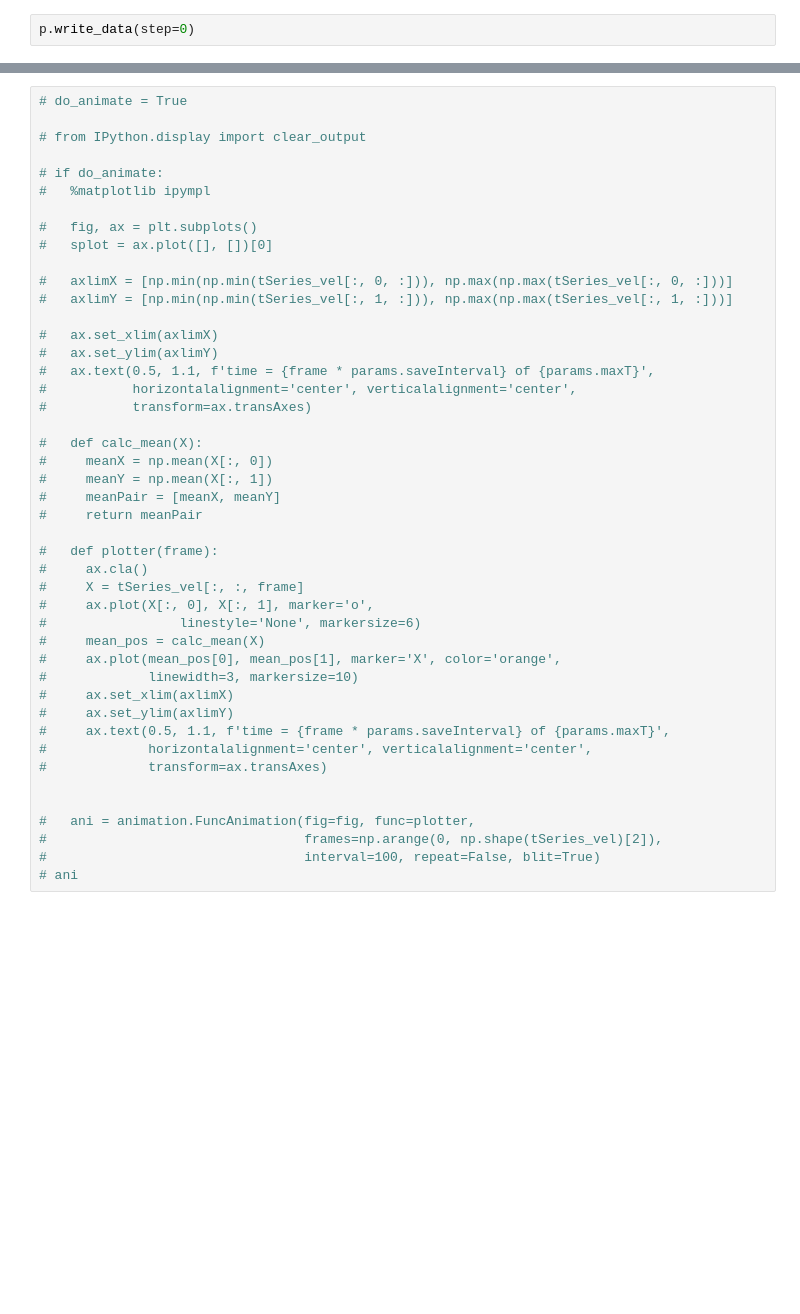
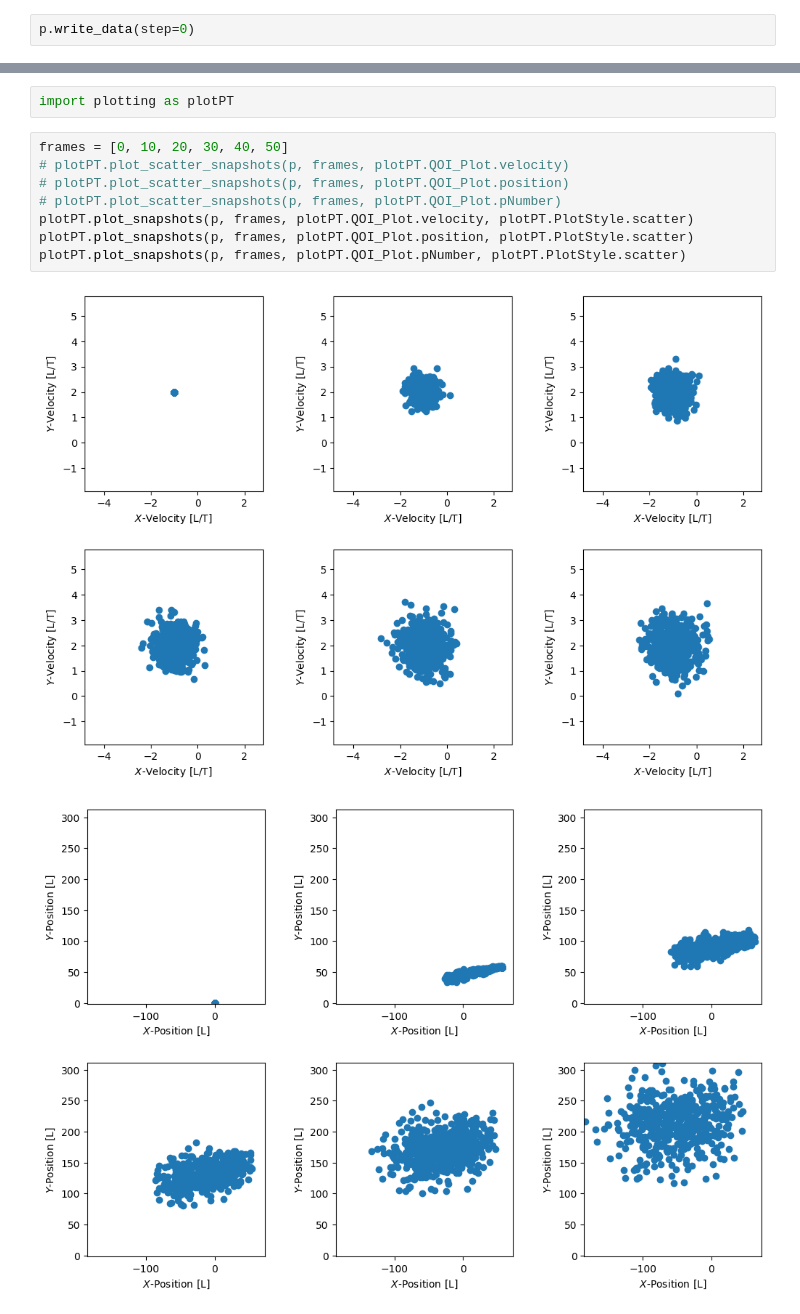
Before and after one commit to mjs271/atmTracer_RWPT, a Jupyter notebook: simple_tracerX_LangevinRWPT.ipynb, the cells around one changed output, grey strips where cells are left out. Cells and saved outputs as stored; diff of their text form; blank space fills up the shorter version.

Commit message:
plotting is working

```diff
--- a/simple_tracerX_LangevinRWPT.ipynb
+++ b/simple_tracerX_LangevinRWPT.ipynb
@@ -126,45 +32,13 @@ ax[1, 1].plot(tSeries_vel[:, 0, frame], tSeries_vel[:, 1, frame], marker='o', li
-# %%
-# do_animate = True
-
-# from IPython.display import clear_output
-
-# if do_animate:
-#   %matplotlib ipympl
-
-#   fig, ax = plt.subplots()
-#   splot = ax.plot([], [])[0]
-
-#   axlimX = [np.min(np.min(tSeries_vel[:, 0, :])), np.max(np.max(tSeries_vel[:, 0, :]))]
-#   axlimY = [np.min(np.min(tSeries_vel[:, 1, :])), np.max(np.max(tSeries_vel[:, 1, :]))]
-
-#   ax.set_xlim(axlimX)
-#   ax.set_ylim(axlimY)
-#   ax.text(0.5, 1.1, f'time = {frame * params.saveInterval} of {params.maxT}',
-#           horizontalalignment='center', verticalalignment='center',
-#           transform=ax.transAxes)
-
-#   def calc_mean(X):
-#     meanX = np.mean(X[:, 0])
-#     meanY = np.mean(X[:, 1])
-#     meanPair = [meanX, meanY]
-#     return meanPair
-
-#   def plotter(frame):
-#     ax.cla()
-#     X = tSeries_vel[:, :, frame]
-#     ax.plot(X[:, 0], X[:, 1], marker='o',
-#                 linestyle='None', markersize=6)
-#     mean_pos = calc_mean(X)
-#     ax.plot(mean_pos[0], mean_pos[1], marker='X', color='orange',
-#             linewidth=3, markersize=10)
-#     ax.set_xlim(axlimX)
-#     ax.set_ylim(axlimY)
-#     ax.text(0.5, 1.1, f'time = {frame * params.saveInterval} of {params.maxT}',
-#             horizontalalignment='center', verticalalignment='center',
-#             transform=ax.transAxes)
-
-
-#   ani = animation.FuncAnimation(fig=fig, func=plotter,
-#                                 frames=np.arange(0, np.shape(tSeries_vel)[2]),
-#                                 interval=100, repeat=False, blit=True)
-# ani
+# %%
+import plotting as plotPT
+# %%
+frames = [0, 10, 20, 30, 40, 50]
+# plotPT.plot_scatter_snapshots(p, frames, plotPT.QOI_Plot.velocity)
+# plotPT.plot_scatter_snapshots(p, frames, plotPT.QOI_Plot.position)
+# plotPT.plot_scatter_snapshots(p, frames, plotPT.QOI_Plot.pNumber)
+plotPT.plot_snapshots(p, frames, plotPT.QOI_Plot.velocity, plotPT.PlotStyle.scatter)
+plotPT.plot_snapshots(p, frames, plotPT.QOI_Plot.position, plotPT.PlotStyle.scatter)
+plotPT.plot_snapshots(p, frames, plotPT.QOI_Plot.pNumber, plotPT.PlotStyle.scatter)
+# %% [output]
+[figure, added]
+[figure, added]
```
Also changed, not shown: parts of 12 cells of this notebook, 2 other files.
